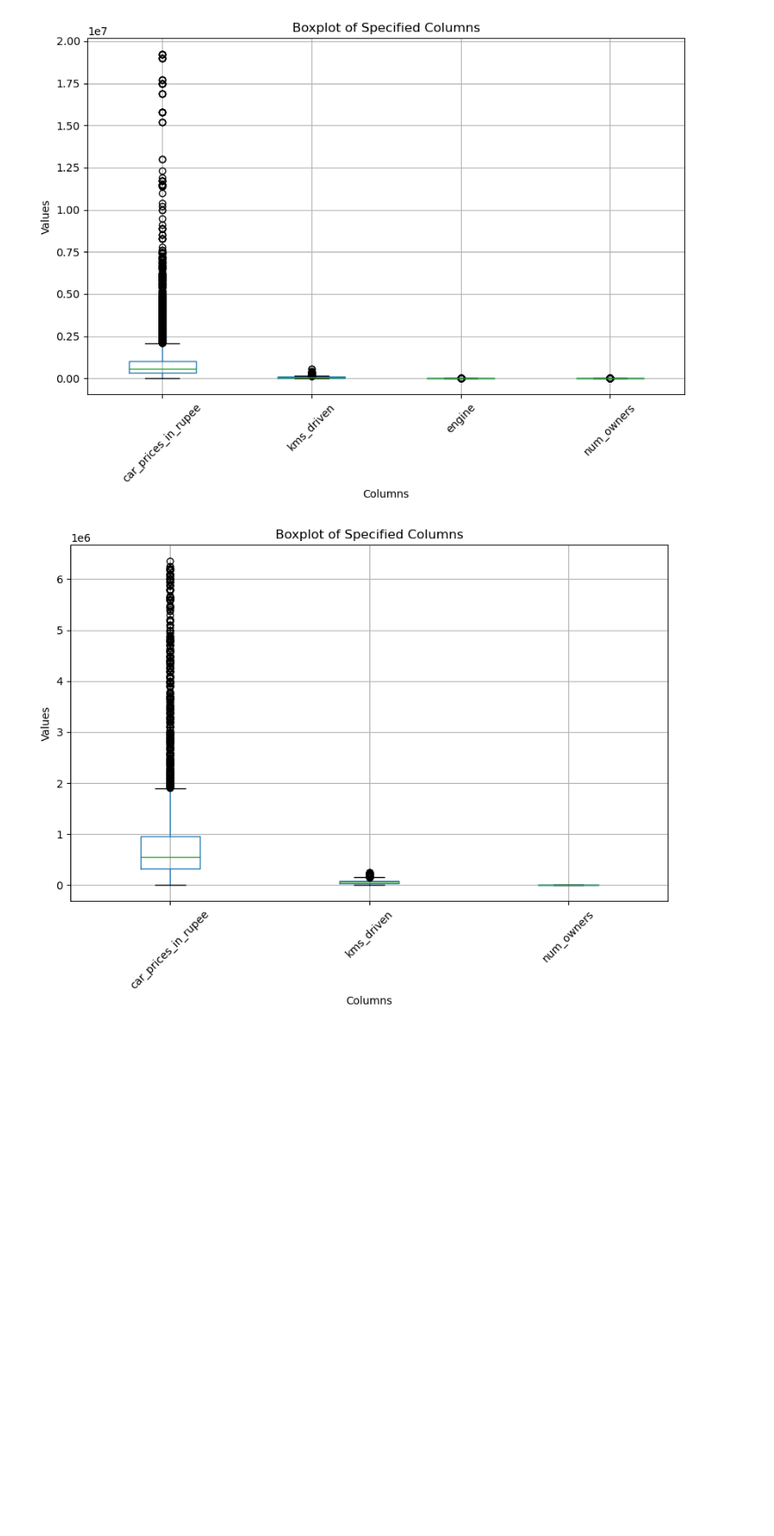
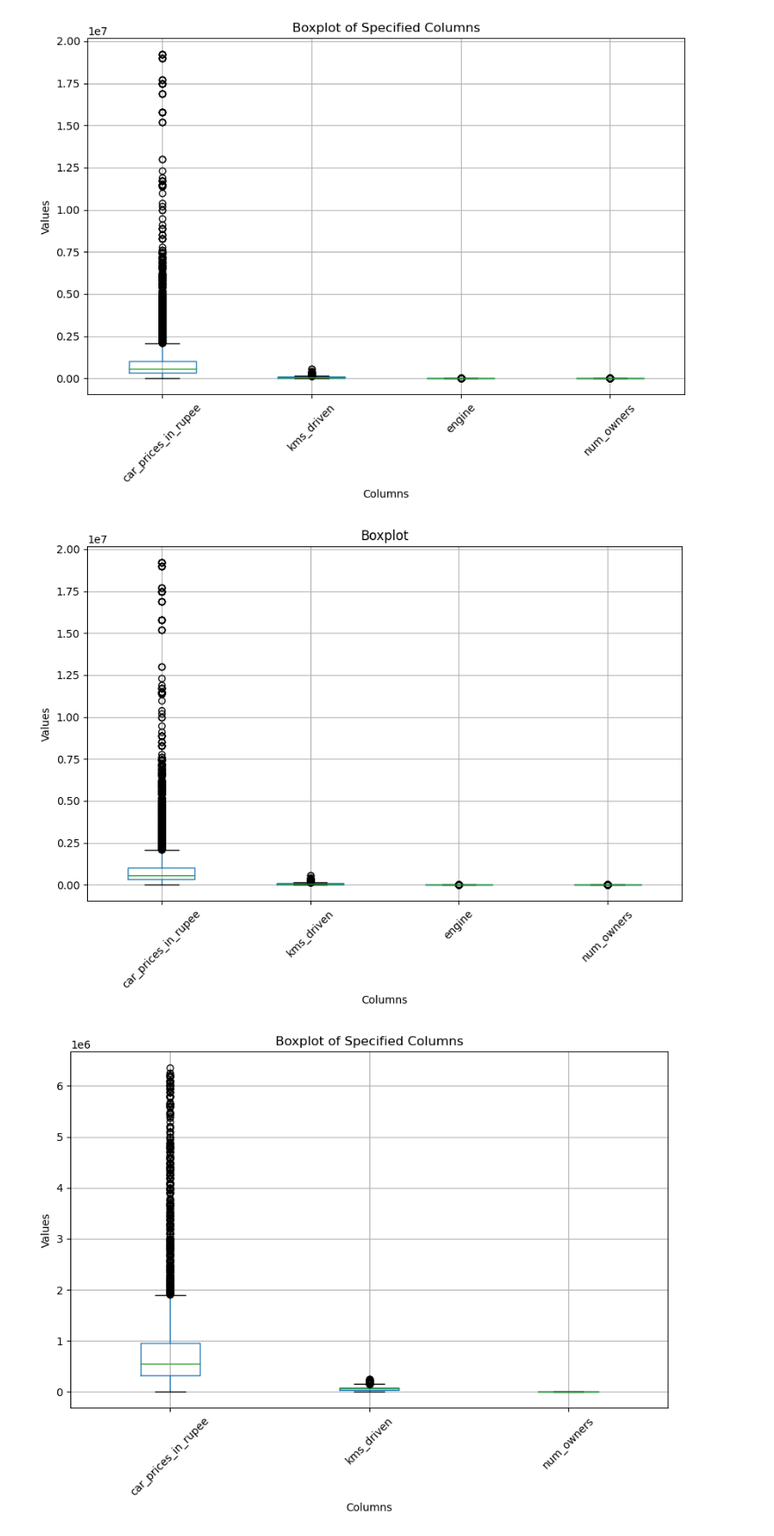
Before and after one commit to monbiote/India_Used_Car_Price_Predictor, a Jupyter notebook: Refactory Computing_Final.ipynb, the cells around one changed output. Shown at 88% size. Saved outputs shown, nothing was run; the diff lists cells and outputs as text; code cells hidden in the pictures; blank space fills up the shorter version.

```diff
--- a/Refactory Computing_Final.ipynb
+++ b/Refactory Computing_Final.ipynb
@@ -369,8 +383,8 @@ df.head(20)
 # %%
 import used_car_prediction_lib.features.encoder as ecod
 
-bin_ecod = ecod.BinaryEncoder(true_value='Automatic', false_value='Manual')
-df = bin_ecod.encoding_process(df, ['transmission'], )
+binary_ecod = ecod.BinaryEncoder(true_value='Automatic', false_value='Manual')
+df = binary_ecod.encode(df, ['transmission'])
 
 df.head(20)
 # %% [output]
@@ -468,28 +482,15 @@ df.head(20)  # Display the first 20 rows of the encoded DataFrame
 | 19 | 850000.0 | 56000 | 1 | 2019 | 1462.0 | 5 | 1 | ... |
 20 rows × 42 columns
 # %%
-'''def one_hot_encode(df, columns_to_encode):
-    df_encoded = pd.get_dummies(df, columns=columns_to_encode, drop_first=True)
-    return df_encoded
+import used_car_prediction_lib.features.encoder as ecod
+
+oneHot_ecod = ecod.OneHotEncoder()
 
 # Define the columns to one-hot encode
 columns_to_encode = ['fuel_type', 'car_name']
 
 # Apply the one_hot_encode function
-df = one_hot_encode(df, columns_to_encode)
-
-#prepared_df.head()
-df.head(20)'''
-
-import used_car_prediction_lib.features.encoder as ecod
-
-one_hot_ecod = ecod.CategoryOneHotEncoder()
-
-# Define the columns to one-hot encode
-columns_to_encode = ['fuel_type', 'car_name']
-
-# Apply the one_hot_encode function
-df = one_hot_ecod.encoding_process(df, columns_to_encode)
+df = oneHot_ecod.encode(df, columns_to_encode)
 
 df.head(20)  # Display the first 20 rows of the encoded DataFrame
 # %% [output]
@@ -659,6 +705,13 @@ def create_boxplots(df, columns):
 create_boxplots(df, ['car_prices_in_rupee', 'kms_driven', 'engine', 'num_owners'])
 # %% [output]
 [figure]
+# %%
+# Assuming 'df' is your DataFrame and 'selected_columns' is the list of columns to plot
+import used_car_prediction_lib.data_exploration.graphicsExplorer as grpExp
+boxplot_grpExp = grpExp.BoxPlotsGraphicsExplorer()
+boxplot_grpExp.plot(df, ['car_prices_in_rupee', 'kms_driven', 'engine', 'num_owners'])
+# %% [output]
+[figure, added]
 # %%
 # Handle outliers -> replace values with KNN
 def handle_outliers_KNN(df, column_name:str):
```
Also changed, not shown: parts of 24 cells of this notebook, 10 other files.
